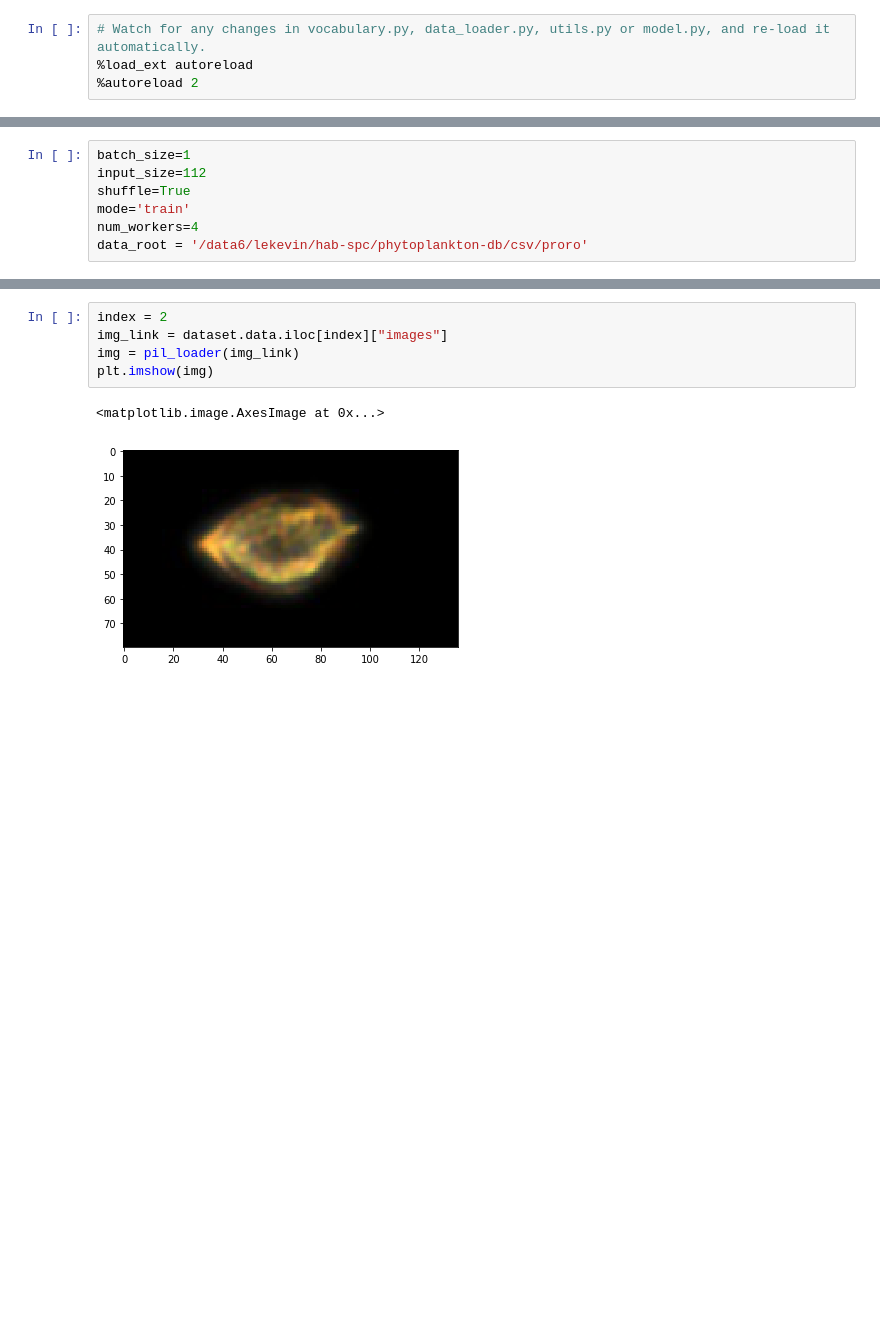
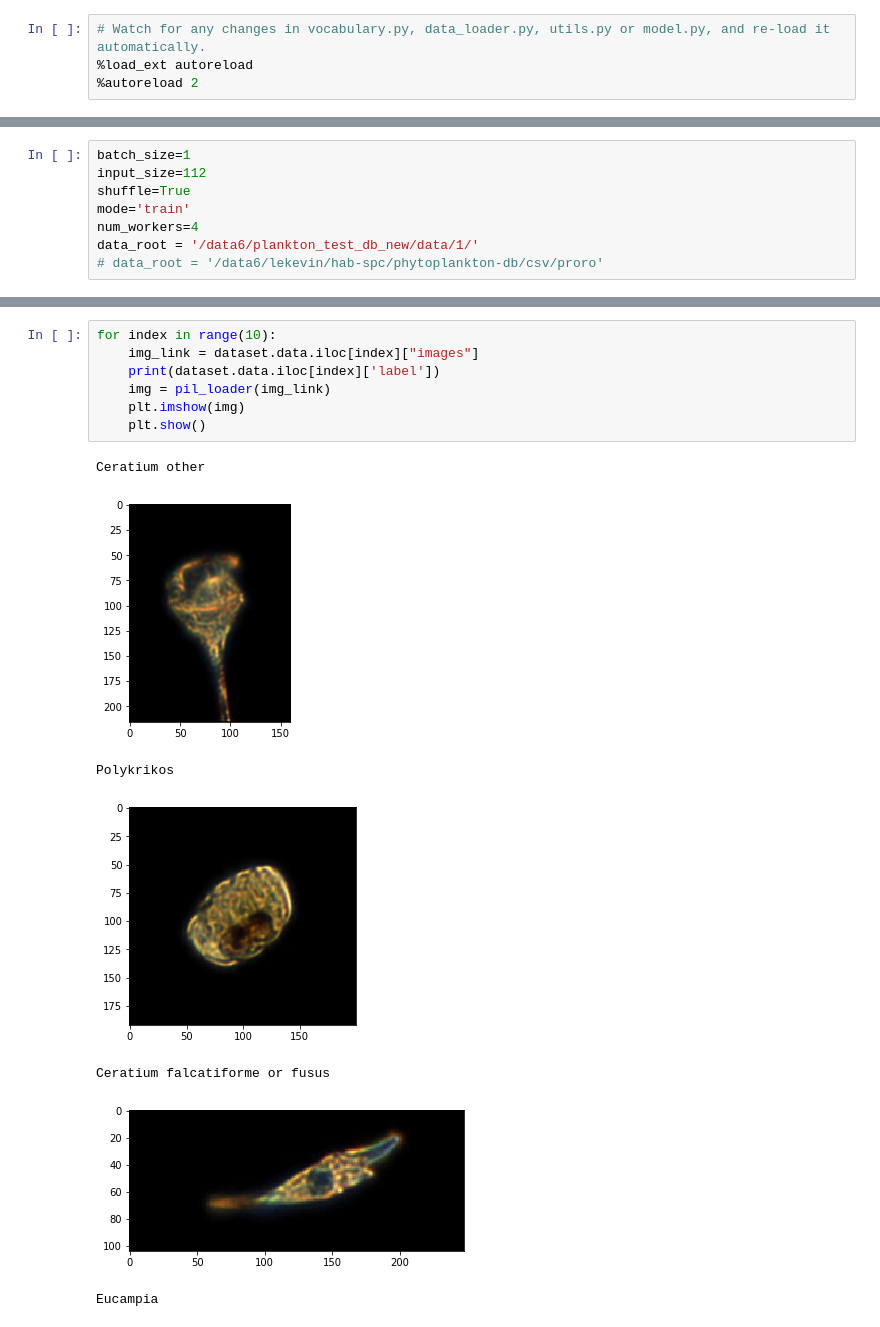
Before and after one commit to hab-spc/hab-ml, a Jupyter notebook: data/dataloader_playground.ipynb, the cells around one changed output, grey strips where cells are left out. Drawn from its saved outputs; the diff is of its cells as text; blank space fills up the shorter version.

```diff
--- a/data/dataloader_playground.ipynb
+++ b/data/dataloader_playground.ipynb
@@ -23,7 +22,8 @@ input_size=112
 shuffle=True
 mode='train'
 num_workers=4
-data_root = '/data6/lekevin/hab-spc/phytoplankton-db/csv/proro'
+data_root = '/data6/plankton_test_db_new/data/1/'
+# data_root = '/data6/lekevin/hab-spc/phytoplankton-db/csv/proro'
 # %%
 dataset = SPCHABDataset(data_root, mode=mode, input_size=input_size)
 # %% [output]
@@ -31,8 +32,15 @@ NameError: name 'SPCHABDataset' is not defined
 # %%
-index = 2
-img_link = dataset.data.iloc[index]["images"]
-img = pil_loader(img_link)
-plt.imshow(img)
+for index in range(10):
+    img_link = dataset.data.iloc[index]["images"]
+    print(dataset.data.iloc[index]['label'])
+    img = pil_loader(img_link)
+    plt.imshow(img)
+    plt.show()
 # %% [output]
-<matplotlib.image.AxesImage at 0x...>
+Ceratium other
-[figure, old version]
+[figure, new version]
+Polykrikos
+[figure, added]
+Ceratium falcatiforme or fusus
+[figure, added]
+Eucampia
```
Also changed, not shown: parts of 8 cells of this notebook, 11 other files.
